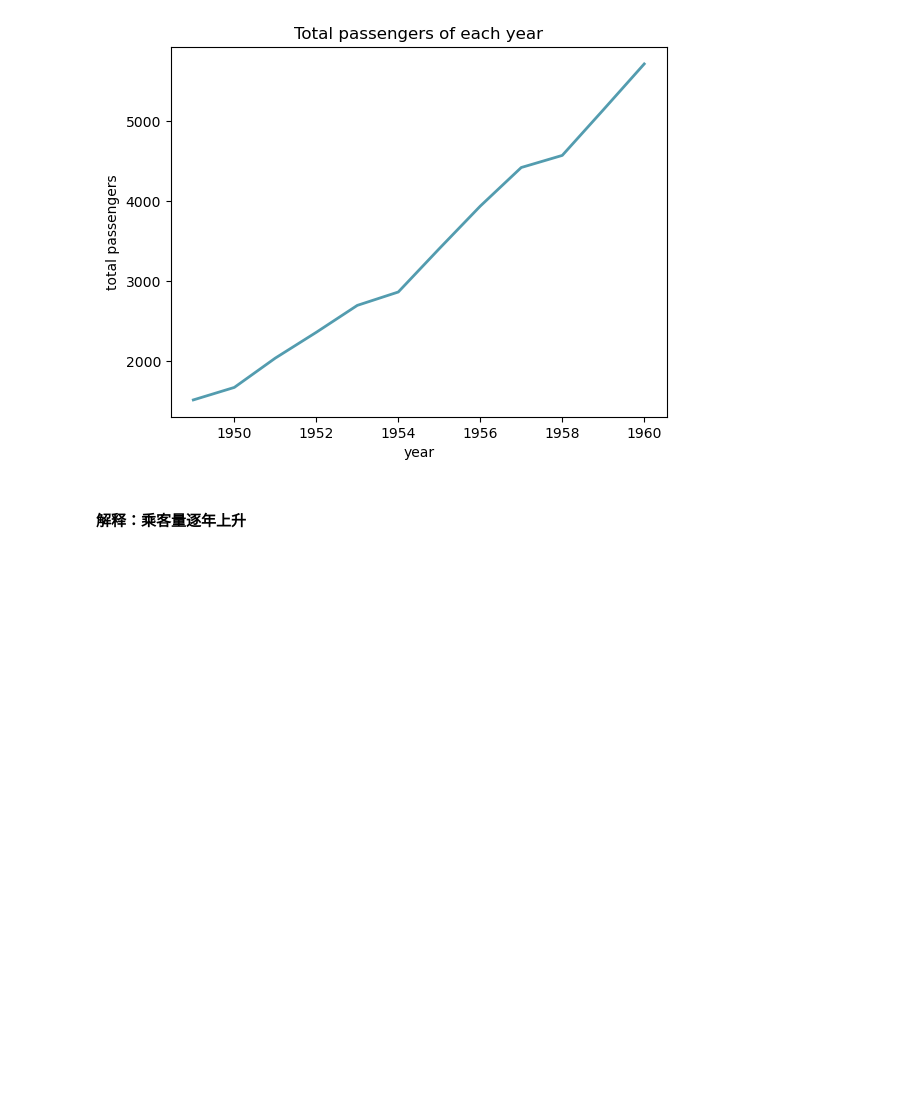
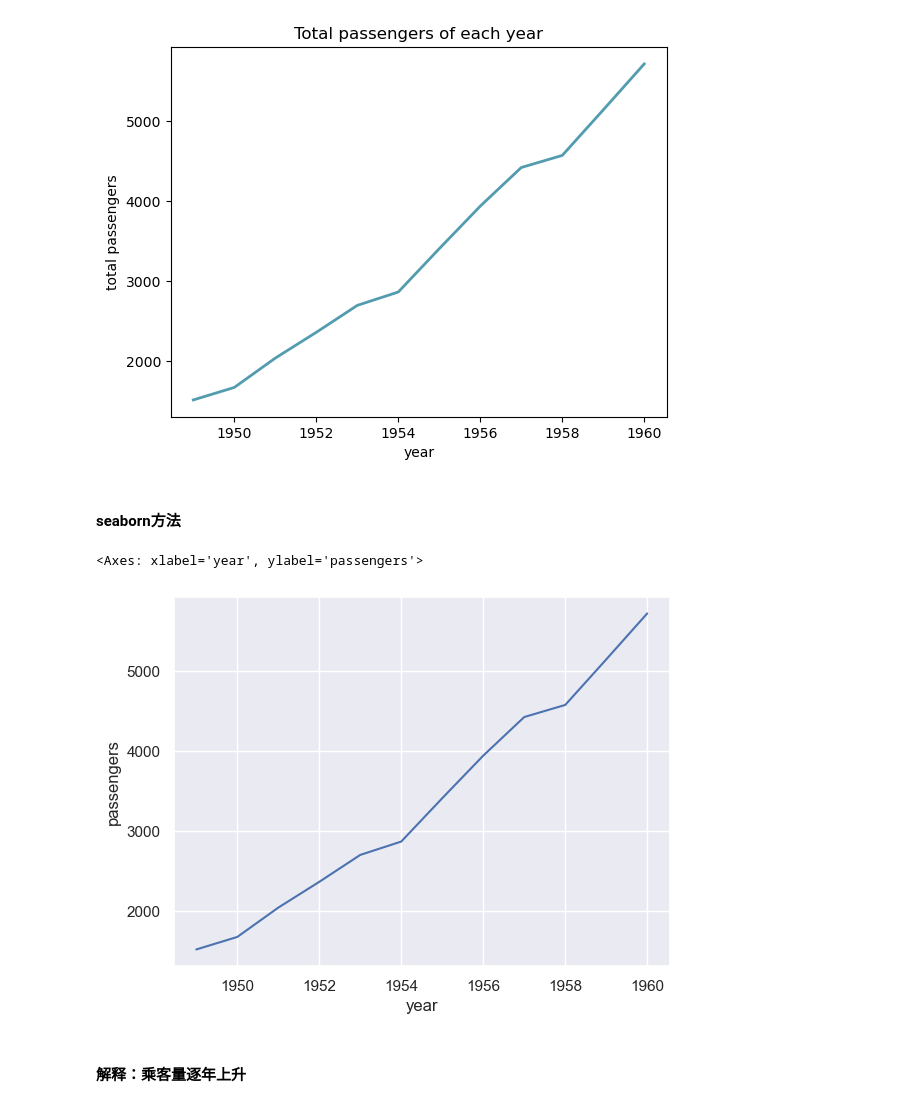
Before and after one commit to iphysresearch/GWData-Bootcamp, a Jupyter notebook: 2023/homework/zl_zhou/homework-matplotlib_seaborn.ipynb, the cells around one changed output. Saved outputs shown, nothing was run; the diff lists cells and outputs as text; code cells hidden in the pictures; blank space fills up the shorter version.

```diff
--- a/2023/homework/zl_zhou/homework-matplotlib_seaborn.ipynb
+++ b/2023/homework/zl_zhou/homework-matplotlib_seaborn.ipynb
@@ -49,6 +48,15 @@ lineplot(x_data=data1_y['year'],
         )
 # %% [output]
 [figure]
+# %% [markdown]
+#### seaborn方法
+# %%
+sns.set()
+sns.lineplot(x="year", y="passengers",\
+             data=data1_y)
+# %% [output]
+<Axes: xlabel='year', ylabel='passengers'>
+[figure, added]
 # %% [markdown]
 #### 解释：乘客量逐年上升
 # %% [markdown]
```
Also changed, not shown: parts of 44 cells of this notebook, 1 other file.
